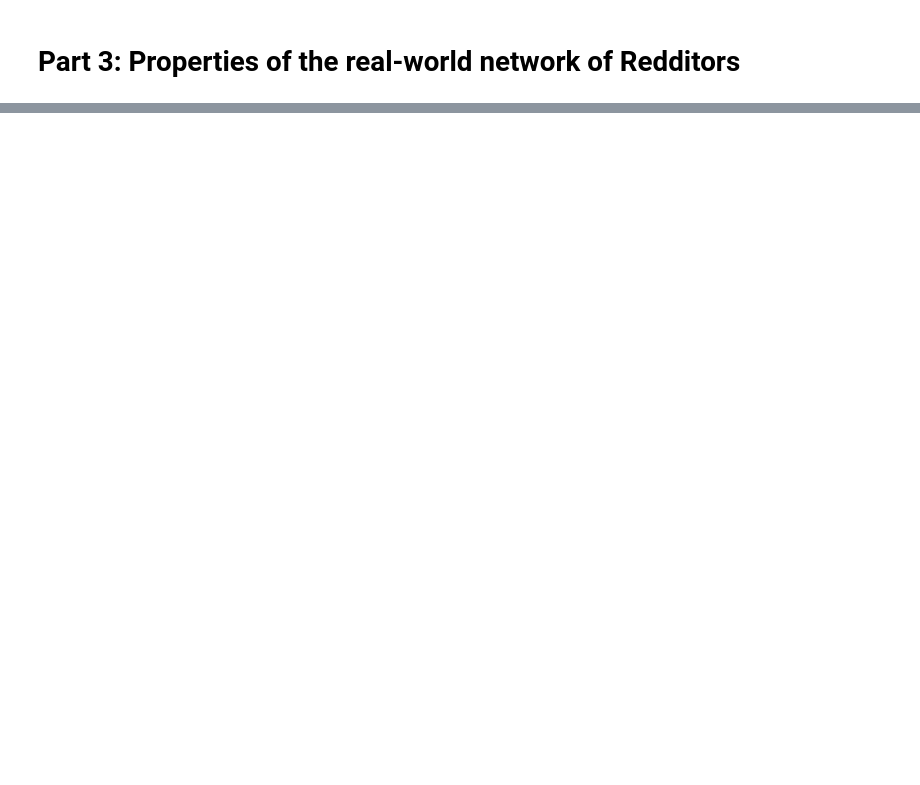
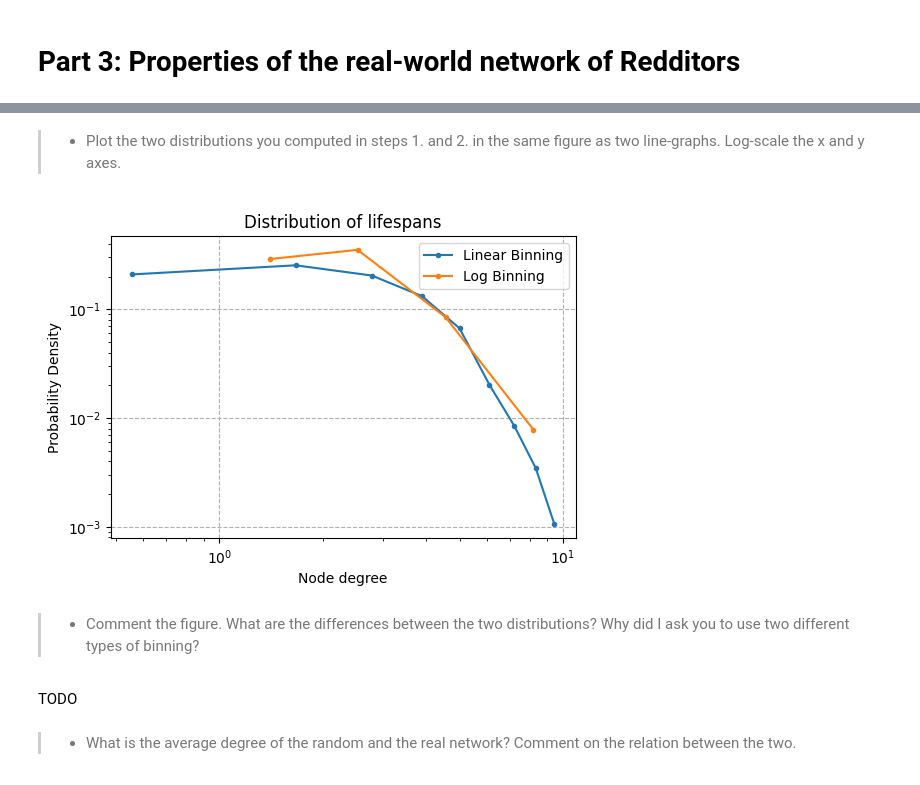
Before and after one commit to wdmdev/comsocsci2021, a Jupyter notebook: lectures/Week4_answer.ipynb, the cells around one changed output, grey strips where cells are left out. Saved outputs shown, nothing was run; the diff lists cells and outputs as text; code cells hidden in the pictures; blank space fills up the shorter version.

```diff
--- a/lectures/Week4_answer.ipynb
+++ b/lectures/Week4_answer.ipynb
@@ -200,0 +304,48 @@ OSError: [Errno 98] Address already in use
+# %% [markdown]
+> * Plot the two distributions you computed in steps 1. and 2. in the same figure as two line-graphs. Log-scale the x and y axes.
+# %%
+# create histogram and plot it
+degrees = list(rnd_G.degree())
+degrees = [(x,y) for x,y in degrees if y > 0]
+xx = [x for x,y in degrees]
+yy = [y for x,y in degrees]
+
+#linear binning
+bins_lin = np.linspace(0, 10, 10)
+hist_lin, hist_edges_lin = np.histogram(yy, bins=bins_lin, density=True)
+x_lin = (hist_edges_lin[1:]+hist_edges_lin[:-1])/2
+
+#log binning
+bins_log = np.logspace(0, np.log(10), 10)
+hist_log, hist_edges_log = np.histogram(yy, bins=bins, density=True)
+x_log = (hist_edges_log[1:]+hist_edges_log[:-1])/2
+
+# remove 0 entries
+def remove_zero_entries(x, hist):
+    return zip(*[(i,j) for (i,j) in zip(x, hist) if j > 0])
+
+xx_lin, yy_lin = remove_zero_entries(x_lin, hist_lin)
+xx_log, yy_log = remove_zero_entries(x_log, hist_log)
+
+fig, ax = plt.subplots(dpi = 100)
+
+ax.plot(xx_lin,yy_lin, marker = ".", label = "Linear Binning")
+ax.plot(xx_log,yy_log, marker = ".", label = "Log Binning")
+ax.set_yscale("log")
+ax.set_xscale("log")
+ax.set_xlabel("Node degree")
+ax.set_ylabel("Probability Density")
+ax.grid(linestyle = '--')
+ax.legend()
+
+ax.set_title("Distribution of lifespans")
+fig.show()
+# %% [output]
+[figure, added]
+# %% [markdown]
+> * Comment the figure. What are the differences between the two distributions? Why did I ask you to use two different types of binning?
+# %% [markdown]
+TODO
+# %% [markdown]
+> * What is the average degree of the random and the real network? Comment on the relation between the two.
+>
```
Also changed, not shown: parts of 41 cells of this notebook, 6 other files.
